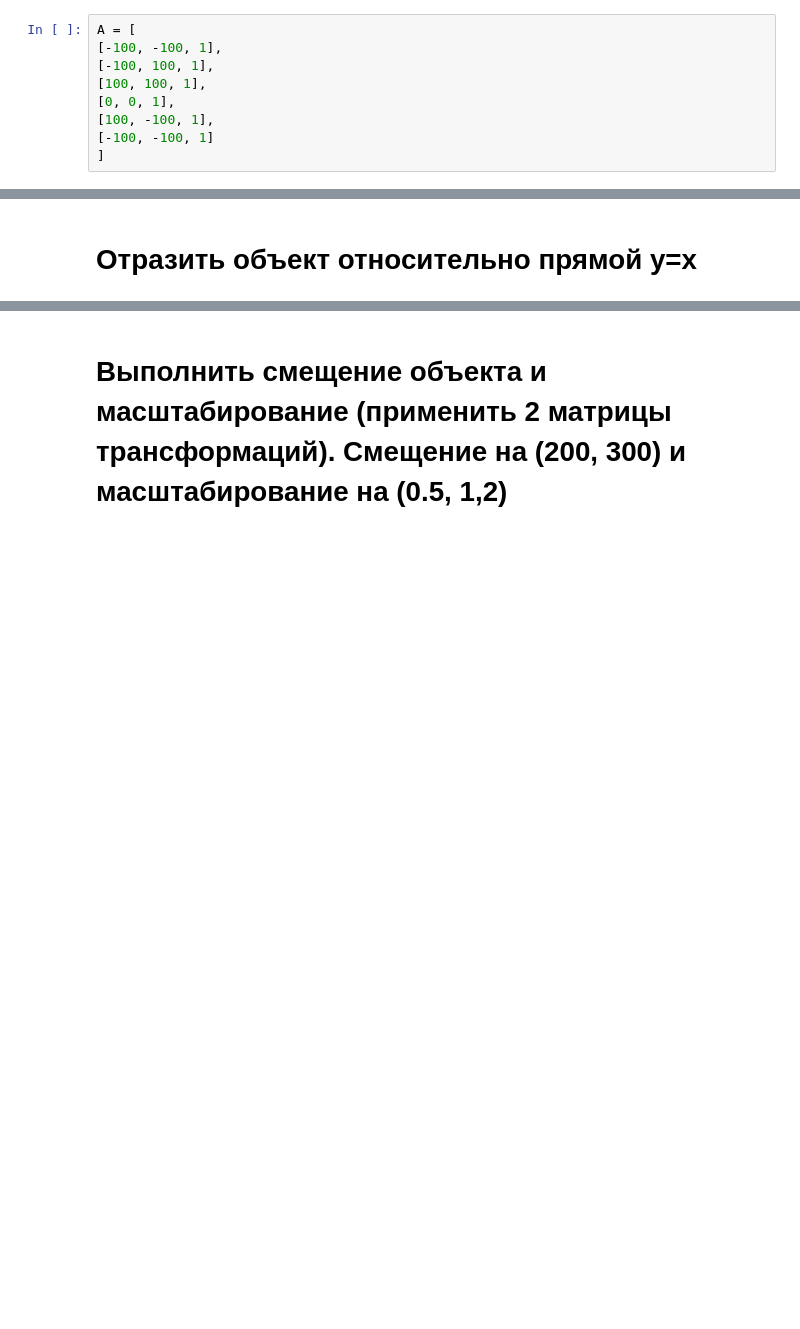
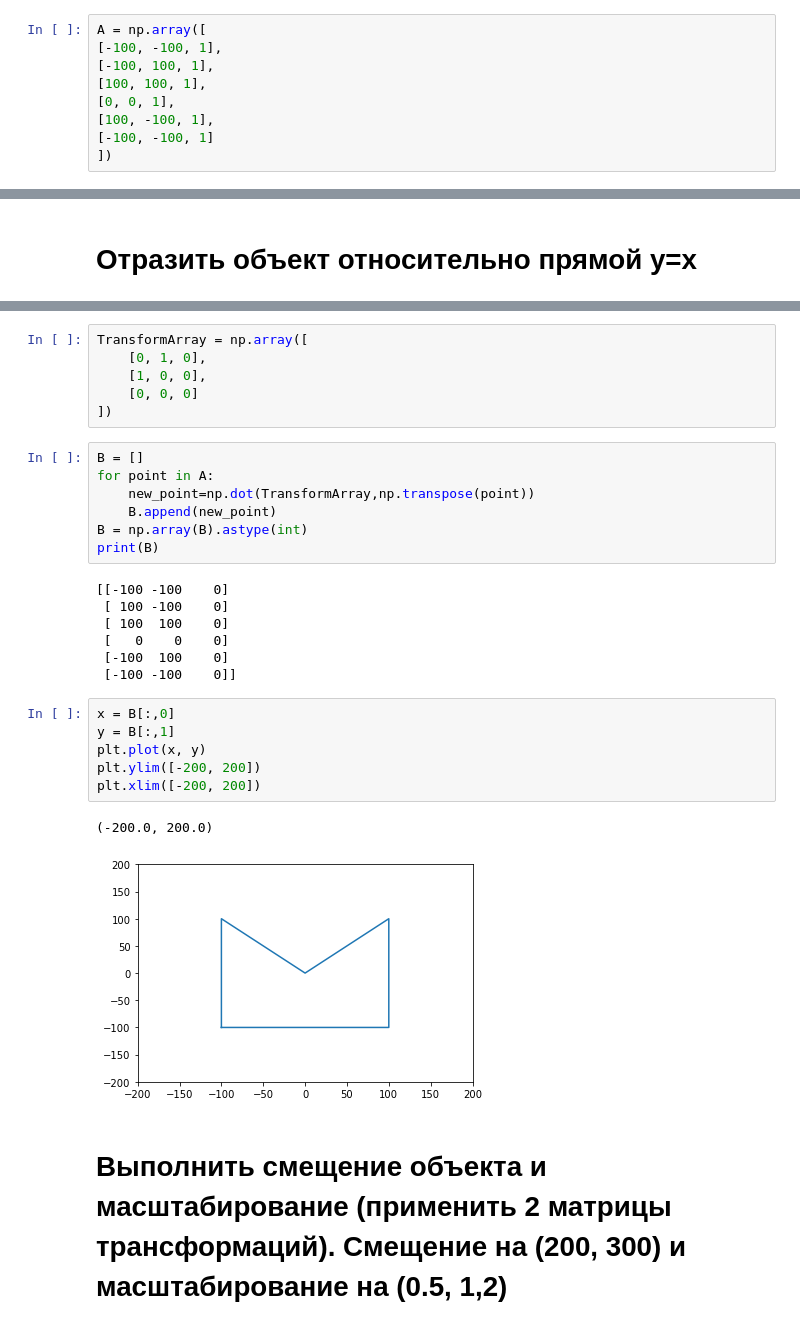
Before and after one commit to HeliosBI/MDSHW2, a Jupyter notebook: HW2.ipynb, the cells around one changed output, grey strips where cells are left out. Cells and saved outputs as stored; diff of their text form; blank space fills up the shorter version.

```diff
--- a/HW2.ipynb
+++ b/HW2.ipynb
@@ -110,11 +114,11 @@ MI @ MIVV_inverse
 # %%
 import matplotlib.pyplot as plt
 # %%
-A = [
+A = np.array([
 [-100, -100, 1],
 [-100, 100, 1],
 [100, 100, 1],
 [0, 0, 1],
 [100, -100, 1],
 [-100, -100, 1]
-]
+])
@@ -213,2 +200,31 @@ LinAlgError: Last 2 dimensions of the array must be square
+# %%
+TransformArray = np.array([
+    [0, 1, 0],
+    [1, 0, 0],
+    [0, 0, 0]
+])
+# %%
+B = []
+for point in A:
+    new_point=np.dot(TransformArray,np.transpose(point))
+    B.append(new_point)
+B = np.array(B).astype(int)
+print(B)
+# %% [output]
+[[-100 -100    0]
+ [ 100 -100    0]
+ [ 100  100    0]
+ [   0    0    0]
+ [-100  100    0]
+ [-100 -100    0]]
+# %%
+x = B[:,0]
+y = B[:,1]
+plt.plot(x, y)
+plt.ylim([-200, 200])
+plt.xlim([-200, 200])
+# %% [output]
+(-200.0, 200.0)
+[figure, added]
 # %% [markdown]
 # Выполнить смещение объекта и масштабирование (применить 2 матрицы трансформаций). Смещение на (200, 300) и масштабирование на (0.5, 1,2)
```
Also changed, not shown: parts of 22 cells of this notebook.
